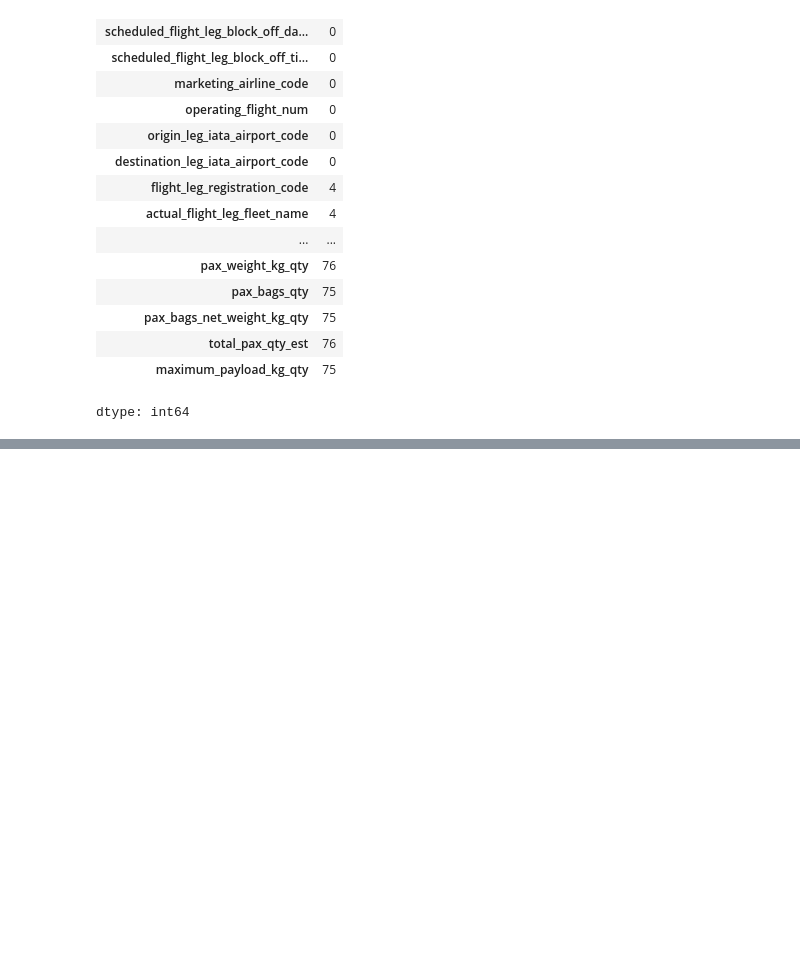
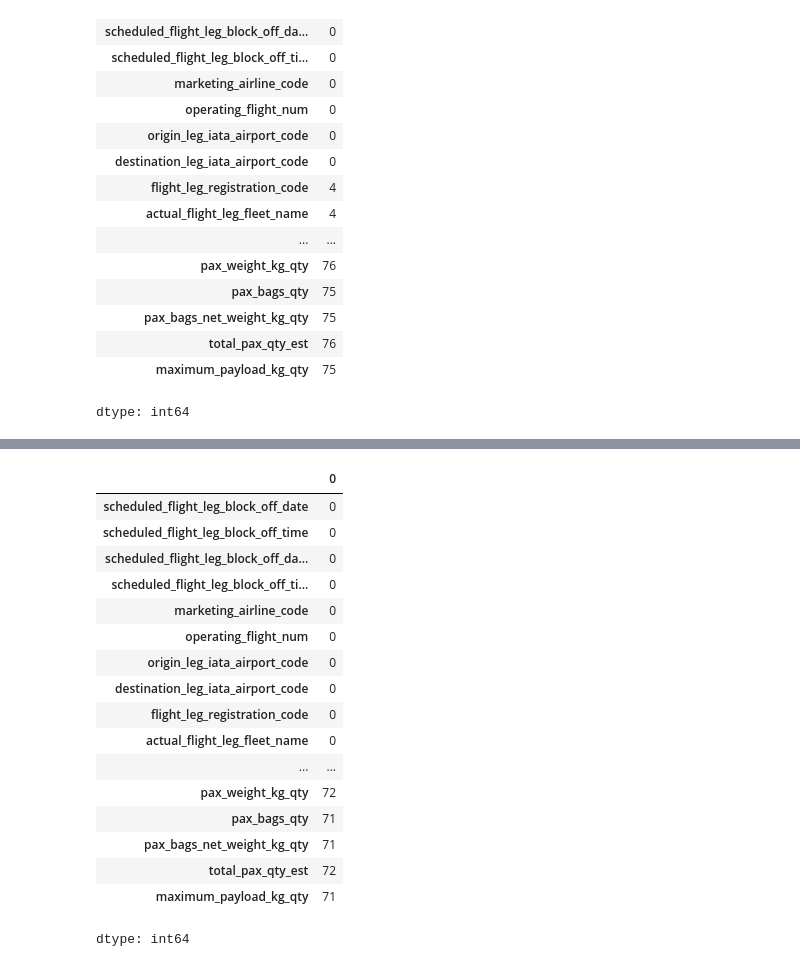
Before and after one commit to Felipepa9/MADSI, a Jupyter notebook: ENTREGA_2_||_CIENCIA_DE_DATOS.ipynb, the cells around one changed output, grey strips where cells are left out. Drawn from its saved outputs; the diff is of its cells as text; code cells hidden in the pictures; blank space fills up the shorter version.

```diff
--- a/ENTREGA_2_||_CIENCIA_DE_DATOS.ipynb
+++ b/ENTREGA_2_||_CIENCIA_DE_DATOS.ipynb
@@ -68,4 +68,6 @@ data.isnull().sum()
 | maximum_payload_kg_qty | 75 |
 dtype: int64
 # %%
-data'total_pax_qty') = data('total_pax_qty').fillna(round(data['total_pax_qty'].mean(), 1))
+data['total_pax_qty'] = data['total_pax_qty'].fillna(round(data['total_pax_qty'].mean(),1))
+data['total_capacity_leg_qty'] = data['total_capacity_leg_qty'].fillna(round(data['total_capacity_leg_qty'].mean(),1))
+data['fo_pct'] = data['fo_pct'].fillna(round(data['fo_pct'].mean(),1))
@@ -75,0 +95,23 @@ mean
+# %%
+data.dropna(subset=['flight_leg_registration_code','actual_flight_leg_fleet_name','actual_flight_leg_fleet_name_code'], inplace=True)
+# %%
+data.isnull().sum()
+# %% [output]
+|  | 0 |
+| scheduled_flight_leg_block_off_date | 0 |
+| scheduled_flight_leg_block_off_time | 0 |
+| scheduled_flight_leg_block_off_da... | 0 |
+| scheduled_flight_leg_block_off_ti... | 0 |
+| marketing_airline_code | 0 |
+| operating_flight_num | 0 |
+| origin_leg_iata_airport_code | 0 |
+| destination_leg_iata_airport_code | 0 |
+| flight_leg_registration_code | 0 |
+| actual_flight_leg_fleet_name | 0 |
+| ... | ... |
+| pax_weight_kg_qty | 72 |
+| pax_bags_qty | 71 |
+| pax_bags_net_weight_kg_qty | 71 |
+| total_pax_qty_est | 72 |
+| maximum_payload_kg_qty | 71 |
+dtype: int64
```
Also changed, not shown: parts of 3 cells of this notebook.
